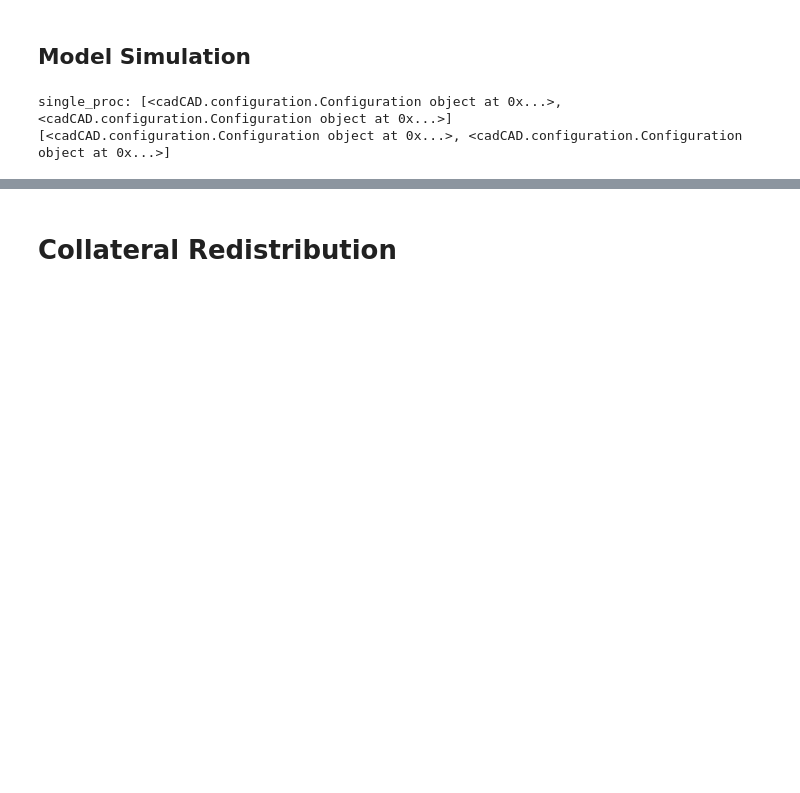
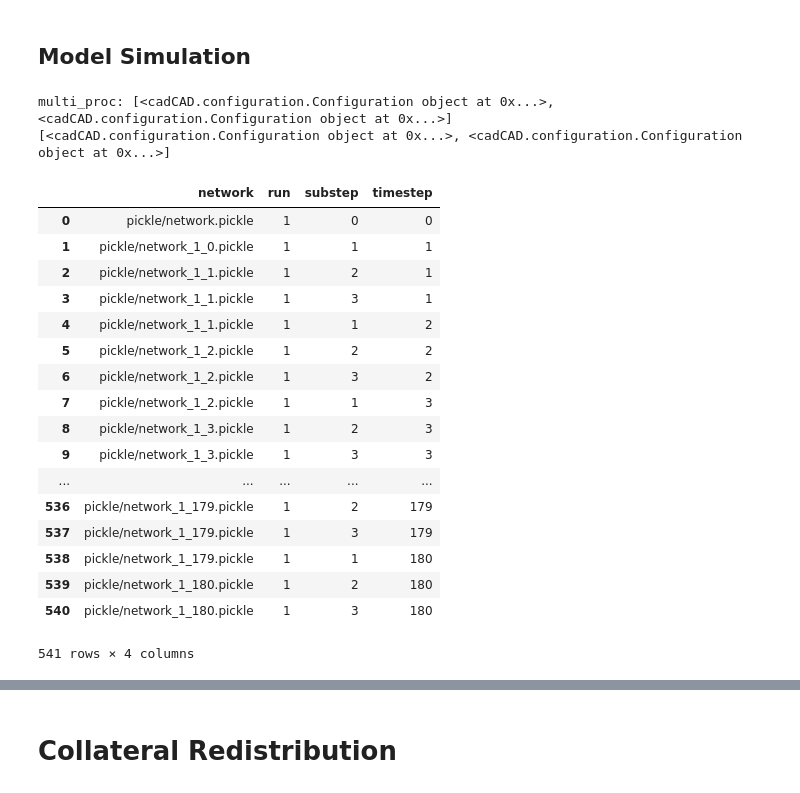
Before and after one commit to BenSchZA/system-modelling-scratchpad, a Jupyter notebook: jupyter-lab-environment/workspace/molecule-alpha.ipynb, the cells around one changed output, grey strips where cells are left out. Drawn from its saved outputs; the diff is of its cells as text; code cells hidden in the pictures; blank space fills up the shorter version.

```diff
--- a/jupyter-lab-environment/workspace/molecule-alpha.ipynb
+++ b/jupyter-lab-environment/workspace/molecule-alpha.ipynb
@@ -588,53 +702,60 @@ append_configs(
 #     raw_exogenous_states=exogenous_states,
 #     env_processes=env_processes
 )
-# %%
-# config = Configuration(initial_state=initial_state, #dict containing variable names and initial values
-#                        partial_state_update_blocks=partial_state_update_blocks, #dict containing state update functions
-#                        sim_config=simulation_parameters, #dict containing simulation parameters
-#                        raw_exogenous_states=exogenous_states,
-#                        env_processes=env_processes,
-#                       )
-
-from cadCAD.engine import ExecutionMode, ExecutionContext, Executor
-exec_mode = ExecutionMode()
-exec_context = ExecutionContext(context=exec_mode.single_proc)
-run = Executor(exec_context=exec_context, configs=configs) # Pass the configuration object inside an array
-raw_result, tensor = run.execute() # The `main()` method returns a tuple; its first elements contains the raw results
-# %% [output]
-single_proc: [<cadCAD.configuration.Configuration object at 0x...>, <cadCAD.configuration.Configuration object at 0x...>]
-[<cadCAD.configuration.Configuration object at 0x...>, <cadCAD.configuration.Configuration object at 0x...>]
 # %%
 # sys.setrecursionlimit(5000)
+from cadCAD import configs
 
-# i = 0
-# verbose = False
-# results = {}
-# for raw_result, tensor_field in run.execute():
-#     result = pd.DataFrame(raw_result)
-#     if verbose:
-#         print()
-#         print(f"Tensor Field: {type(tensor_field)}")
-#         print(tabulate(tensor_field, headers='keys', tablefmt='psql'))
-#         print(f"Output: {type(result)}")
-#         print(tabulate(result, headers='keys', tablefmt='psql'))
-#         print()
-#     results[i] = {}
-#     results[i]['result'] = result
-#     results[i]['simulation_parameters'] = simulation_parameters[i]
-#     i += 1
+exec_mode = ExecutionMode()
+exec_context = ExecutionContext(context=exec_mode.multi_proc)
+run = Executor(exec_context=exec_context, configs=configs)
+# raw_result, tensor = run.execute() # The `main()` method returns a tuple; its first elements contains the raw results
 
-# results[0]['result']
+i = 0
+verbose = False
+results = {}
+for raw_result, tensor_field in run.execute():
+    result = pd.DataFrame(raw_result)
+    if verbose:
+        print()
+        print(f"Tensor Field: {type(tensor_field)}")
+        print(tabulate(tensor_field, headers='keys', tablefmt='psql'))
+        print(f"Output: {type(result)}")
+        print(tabulate(result, headers='keys', tablefmt='psql'))
+        print()
+    results[i] = {}
+    results[i]['result'] = result
+    results[i]['simulation_parameters'] = simulation_parameters[i]
+    i += 1
 
-# exec_mode = ExecutionMode()
-# multi_proc_ctx = ExecutionContext(context=exec_mode.multi_proc)
-# run = Executor(exec_context=multi_proc_ctx, configs=configs)
+results[0]['result']
 
 # for raw_result, tensor_field in run.execute():
 #     result = pd.DataFrame(raw_result)
 #     print()
 #     print("Tensor Field:")
 #     print(tabulate(tensor_field, headers='keys', tablefmt='psql'))
 #     print("Output:")
 #     print(tabulate(result, headers='keys', tablefmt='psql'))
 #     print()
+# %% [output]
+multi_proc: [<cadCAD.configuration.Configuration object at 0x...>, <cadCAD.configuration.Configuration object at 0x...>]
+[<cadCAD.configuration.Configuration object at 0x...>, <cadCAD.configuration.Configuration object at 0x...>]
+|  | network | run | substep | timestep |
+| 0 | pickle/network.pickle | 1 | 0 | 0 |
+| 1 | pickle/network_1_0.pickle | 1 | 1 | 1 |
+| 2 | pickle/network_1_1.pickle | 1 | 2 | 1 |
+| 3 | pickle/network_1_1.pickle | 1 | 3 | 1 |
+| 4 | pickle/network_1_1.pickle | 1 | 1 | 2 |
+| 5 | pickle/network_1_2.pickle | 1 | 2 | 2 |
+| 6 | pickle/network_1_2.pickle | 1 | 3 | 2 |
+| 7 | pickle/network_1_2.pickle | 1 | 1 | 3 |
+| 8 | pickle/network_1_3.pickle | 1 | 2 | 3 |
+| 9 | pickle/network_1_3.pickle | 1 | 3 | 3 |
+| ... | ... | ... | ... | ... |
+| 536 | pickle/network_1_179.pickle | 1 | 2 | 179 |
+| 537 | pickle/network_1_179.pickle | 1 | 3 | 179 |
+| 538 | pickle/network_1_179.pickle | 1 | 1 | 180 |
+| 539 | pickle/network_1_180.pickle | 1 | 2 | 180 |
+| 540 | pickle/network_1_180.pickle | 1 | 3 | 180 |
+541 rows × 4 columns
```
Also changed, not shown: parts of 16 cells of this notebook.
